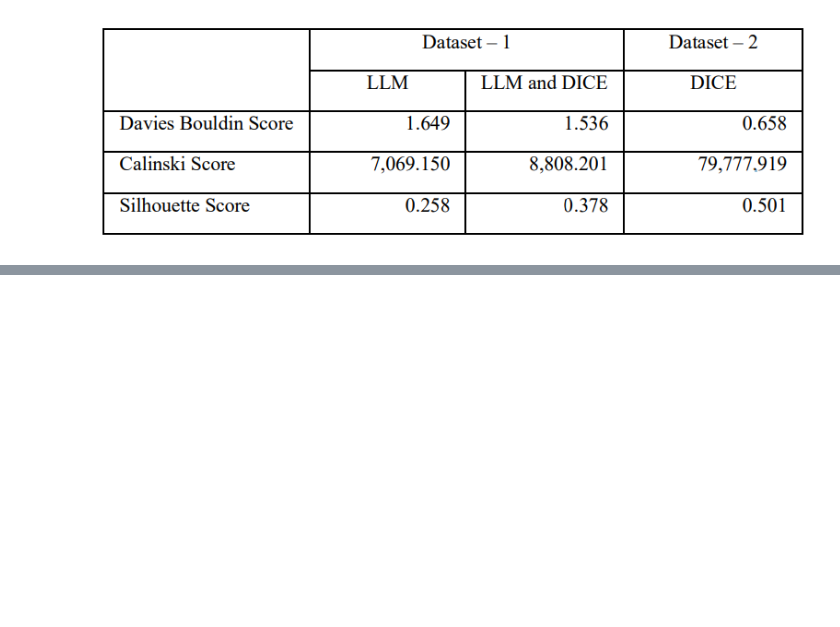
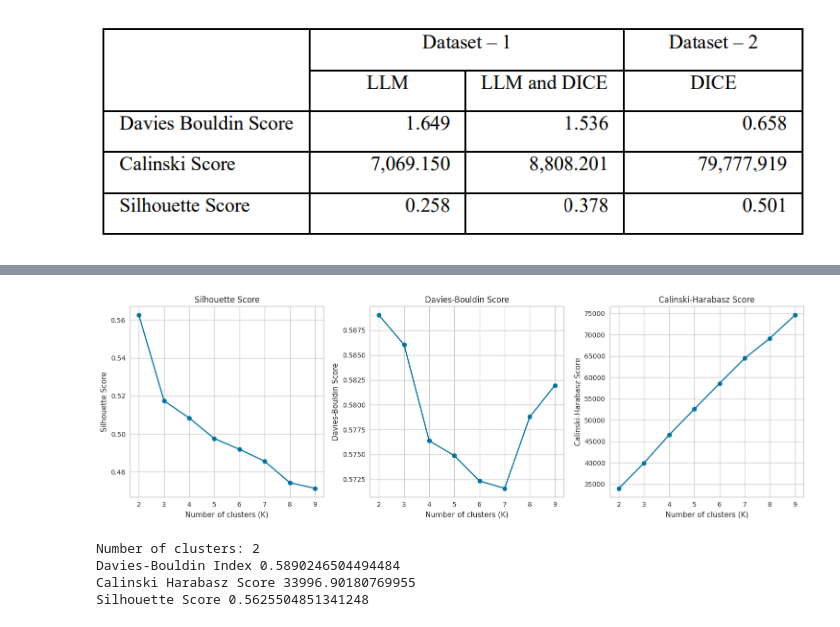
Before and after one commit to fsant0s/ERASMO, a Jupyter notebook: src/experiments/analysis/olist.ipynb, the cells around one changed output, grey strips where cells are left out. Drawn from its saved outputs; the diff is of its cells as text; code cells hidden in the pictures; blank space fills up the shorter version.

```diff
--- a/src/experiments/analysis/olist.ipynb
+++ b/src/experiments/analysis/olist.ipynb
@@ -171,6 +169,8 @@ data_umap = reducer.fit_transform(embedding_df)
 # %% [markdown]
 ![image.png](attachment:image.png)
 # %%
+OPTIMAL_CLUSTERS = 2
+
 #The Davies-Bouldin index is a metric for evaluating clustering algorithms where a lower score indicates
 #clusters with high similarity within themselves and low similarity between clusters.
 kmeans = KMeans(n_clusters=OPTIMAL_CLUSTERS, n_init=N_INIT, max_iter=MAX_ITER).fit(embedding_df)
@@ -213,0 +253,13 @@ Silhouette Score (with umap): 0.30870458
+# %%
+path_to_test = f"/hadatasets/fillipe.silva/LLMSegm/data/olist/test_rfm.csv"
+val_df = pd.read_csv(path_to_test)
+columns = val_df.columns.tolist()
+ds = Dataset.from_pandas(val_df)
+# %%
+def combine_data_shuffled(sample):
+    concat = ""
+    for col in random.sample(columns, k=len(columns)):
+        concat += "%s is %s, " % (col, str(sample[col]).strip())
+    return {"concat": concat}
+
+combined_ds = ds.map(combine_data_shuffled)
@@ -213,0 +286,46 @@ Silhouette Score (with umap): 0.30870458
+# %%
+gpt2_medium_nem_embds = pd.DataFrame(embeddings)
+# %%
+# Generate synthetic data
+X = gpt2_medium_nem_embds
+
+# Range of K to try
+K_range = range(2, 10)
+
+# Storage for metric scores
+silhouette_scores = []
+davies_bouldin_scores = []
+calinski_harabasz_scores = []
+
+# Calculate metrics for each K
+for K in K_range:
+    kmeans = KMeans(n_clusters=K, random_state=10)
+    labels = kmeans.fit_predict(X)
+    silhouette_scores.append(silhouette_score(X, labels))
+    davies_bouldin_scores.append(davies_bouldin_score(X, labels))
+    calinski_harabasz_scores.append(calinski_harabasz_score(X, labels))
+
+# Plotting
+plt.figure(figsize=(15, 5))
+
+plt.subplot(1, 3, 1)
+plt.plot(K_range, silhouette_scores, marker='o')
+plt.title('Silhouette Score')
+plt.xlabel('Number of clusters (K)')
+plt.ylabel('Silhouette Score')
+
+plt.subplot(1, 3, 2)
+plt.plot(K_range, davies_bouldin_scores, marker='o')
+plt.title('Davies-Bouldin Score')
+plt.xlabel('Number of clusters (K)')
+plt.ylabel('Davies-Bouldin Score')
+
+plt.subplot(1, 3, 3)
+plt.plot(K_range, calinski_harabasz_scores, marker='o')
+plt.title('Calinski-Harabasz Score')
+plt.xlabel('Number of clusters (K)')
+plt.ylabel('Calinski-Harabasz Score')
+
+plt.tight_layout()
+plt.show()
+# %% [output]
@@ -213,0 +349,9 @@ Silhouette Score (with umap): 0.30870458
+[figure, added]
+# %%
+from metrics.clustering_metrics import evaluate_clustering_metrics
+out = evaluate_clustering_metrics(gpt2_medium_nem_embds, 2)
+# %% [output]
+Number of clusters: 2
+Davies-Bouldin Index 0.5890246504494484
+Calinski Harabasz Score 33996.90180769955
+Silhouette Score 0.5625504851341248
```
Also changed, not shown: parts of 36 cells of this notebook, 25 other files.
